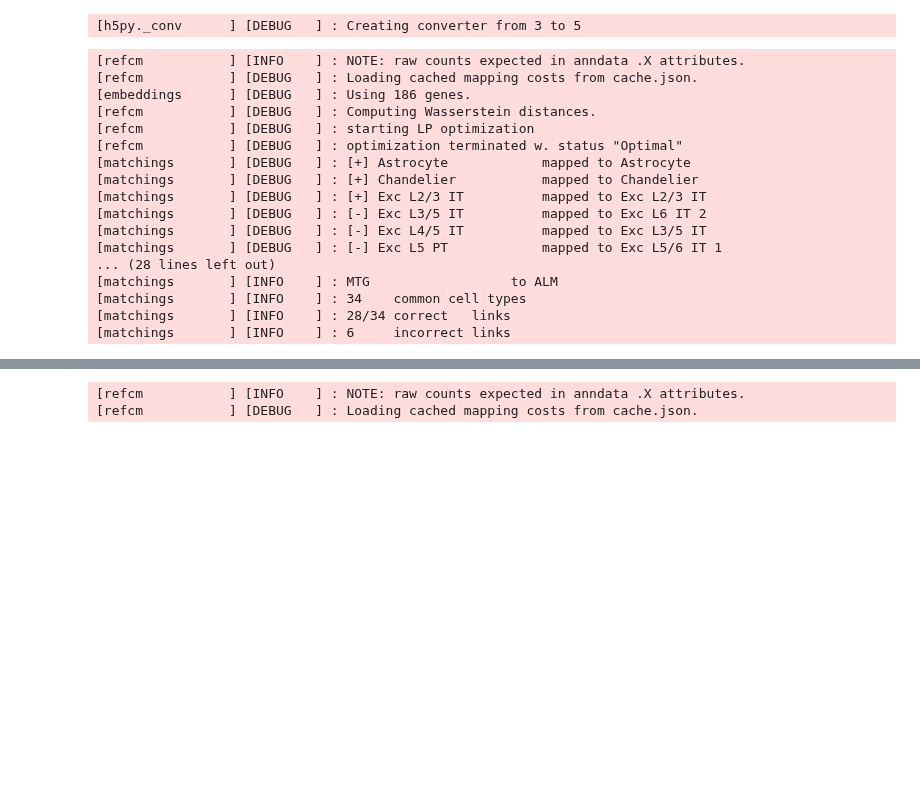
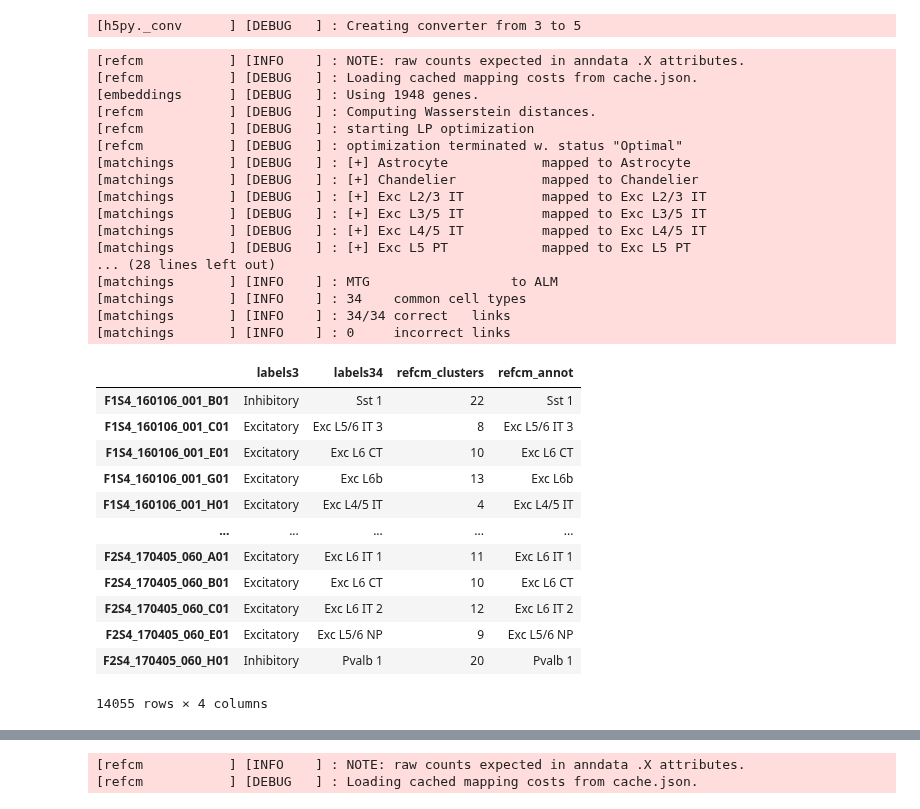
Before and after one commit to vgalanti/RefCM, a Jupyter notebook: experiments/brain.ipynb, the cells around one changed output, grey strips where cells are left out. Saved outputs shown, nothing was run; the diff lists cells and outputs as text; code cells hidden in the pictures; blank space fills up the shorter version.

```diff
--- a/experiments/brain.ipynb
+++ b/experiments/brain.ipynb
@@ -24,25 +19,41 @@ nmf_embedder = NMFEmbedder(100)
 # %%
 q, ref = 'MTG', 'ALM'
 
-rcm = RefCM(cache_load=False, cache_save=False, embedder=hvg_embedder, discovery_threshold=None)
+rcm = RefCM(cache_load=False, cache_save=False, discovery_threshold=None)
 m = rcm.annotate(ds[q], q, ds[ref], ref, 'labels34', 'labels34')
 m.eval('labels34')
 m.display_matching_costs('labels34')
 # %% [output]
 [refcm           ] [INFO    ] : NOTE: raw counts expected in anndata .X attributes.
 [refcm           ] [DEBUG   ] : Loading cached mapping costs from cache.json.
-[embeddings      ] [DEBUG   ] : Using 186 genes.
+[embeddings      ] [DEBUG   ] : Using 1948 genes.
 [refcm           ] [DEBUG   ] : Computing Wasserstein distances.
 [refcm           ] [DEBUG   ] : starting LP optimization
 [refcm           ] [DEBUG   ] : optimization terminated w. status "Optimal"
 [matchings       ] [DEBUG   ] : [+] Astrocyte            mapped to Astrocyte
 [matchings       ] [DEBUG   ] : [+] Chandelier           mapped to Chandelier
 [matchings       ] [DEBUG   ] : [+] Exc L2/3 IT          mapped to Exc L2/3 IT
-[matchings       ] [DEBUG   ] : [-] Exc L3/5 IT          mapped to Exc L6 IT 2
-[matchings       ] [DEBUG   ] : [-] Exc L4/5 IT          mapped to Exc L3/5 IT
-[matchings       ] [DEBUG   ] : [-] Exc L5 PT            mapped to Exc L5/6 IT 1
+[matchings       ] [DEBUG   ] : [+] Exc L3/5 IT          mapped to Exc L3/5 IT
+[matchings       ] [DEBUG   ] : [+] Exc L4/5 IT          mapped to Exc L4/5 IT
+[matchings       ] [DEBUG   ] : [+] Exc L5 PT            mapped to Exc L5 PT
 ... (28 lines left out)
 [matchings       ] [INFO    ] : MTG                  to ALM
 [matchings       ] [INFO    ] : 34    common cell types
-[matchings       ] [INFO    ] : 28/34 correct   links
-[matchings       ] [INFO    ] : 6     incorrect links
+[matchings       ] [INFO    ] : 34/34 correct   links
+[matchings       ] [INFO    ] : 0     incorrect links
+# %%
+ds[q].obs
+# %% [output]
+|  | labels3 | labels34 | refcm_clusters | refcm_annot |
+| F1S4_160106_001_B01 | Inhibitory | Sst 1 | 22 | Sst 1 |
+| F1S4_160106_001_C01 | Excitatory | Exc L5/6 IT 3 | 8 | Exc L5/6 IT 3 |
+| F1S4_160106_001_E01 | Excitatory | Exc L6 CT | 10 | Exc L6 CT |
+| F1S4_160106_001_G01 | Excitatory | Exc L6b | 13 | Exc L6b |
+| F1S4_160106_001_H01 | Excitatory | Exc L4/5 IT | 4 | Exc L4/5 IT |
+| ... | ... | ... | ... | ... |
+| F2S4_170405_060_A01 | Excitatory | Exc L6 IT 1 | 11 | Exc L6 IT 1 |
+| F2S4_170405_060_B01 | Excitatory | Exc L6 CT | 10 | Exc L6 CT |
+| F2S4_170405_060_C01 | Excitatory | Exc L6 IT 2 | 12 | Exc L6 IT 2 |
+| F2S4_170405_060_E01 | Excitatory | Exc L5/6 NP | 9 | Exc L5/6 NP |
+| F2S4_170405_060_H01 | Inhibitory | Pvalb 1 | 20 | Pvalb 1 |
+14055 rows × 4 columns
```
Also changed, not shown: parts of 6 cells of this notebook, 1 other file.
